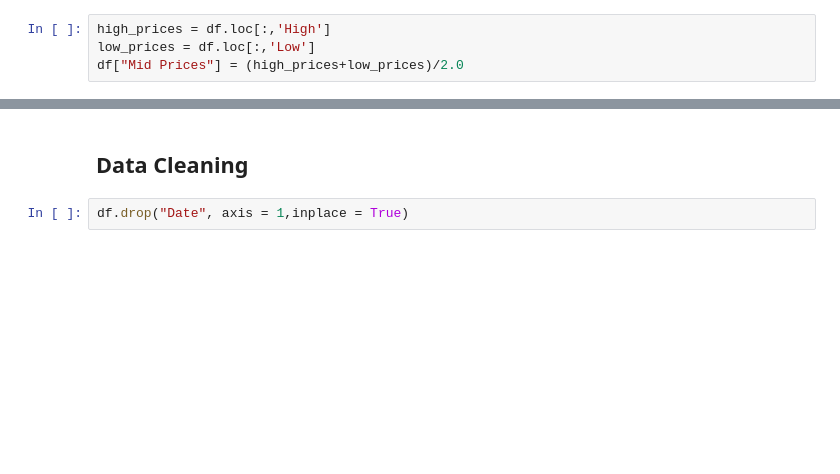
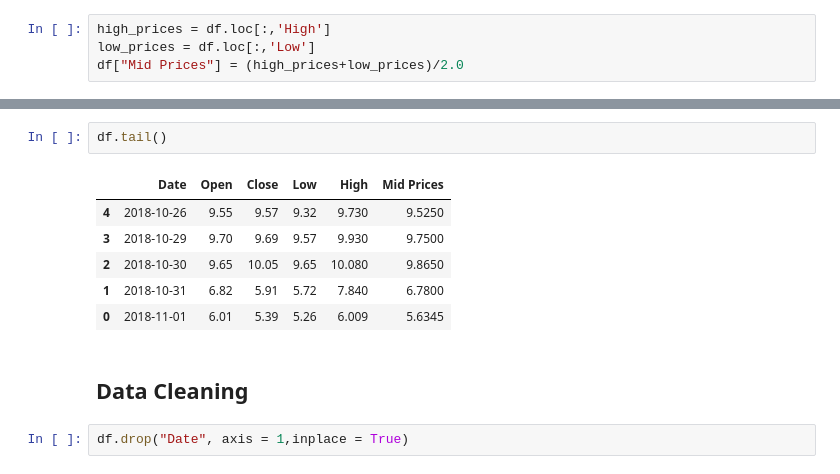
Before and after one commit to shivang98/Stock-Market-Prediction, a Jupyter notebook: Stock_Pred_TCS.ipynb, the cells around one changed output, grey strips where cells are left out. Saved outputs shown, nothing was run; the diff lists cells and outputs as text; blank space fills up the shorter version.

```diff
--- a/Stock_Pred_TCS.ipynb
+++ b/Stock_Pred_TCS.ipynb
@@ -109,3 +109,12 @@ df.head()
+# %%
+df.tail()
+# %% [output]
+|  | Date | Open | Close | Low | High | Mid Prices |
+| 4 | 2018-10-26 | 9.55 | 9.57 | 9.32 | 9.730 | 9.5250 |
+| 3 | 2018-10-29 | 9.70 | 9.69 | 9.57 | 9.930 | 9.7500 |
+| 2 | 2018-10-30 | 9.65 | 10.05 | 9.65 | 10.080 | 9.8650 |
+| 1 | 2018-10-31 | 6.82 | 5.91 | 5.72 | 7.840 | 6.7800 |
+| 0 | 2018-11-01 | 6.01 | 5.39 | 5.26 | 6.009 | 5.6345 |
 # %% [markdown]
 ## Data Cleaning
 # %%
```
Also changed, not shown: parts of 18 cells of this notebook, 5 other files.
